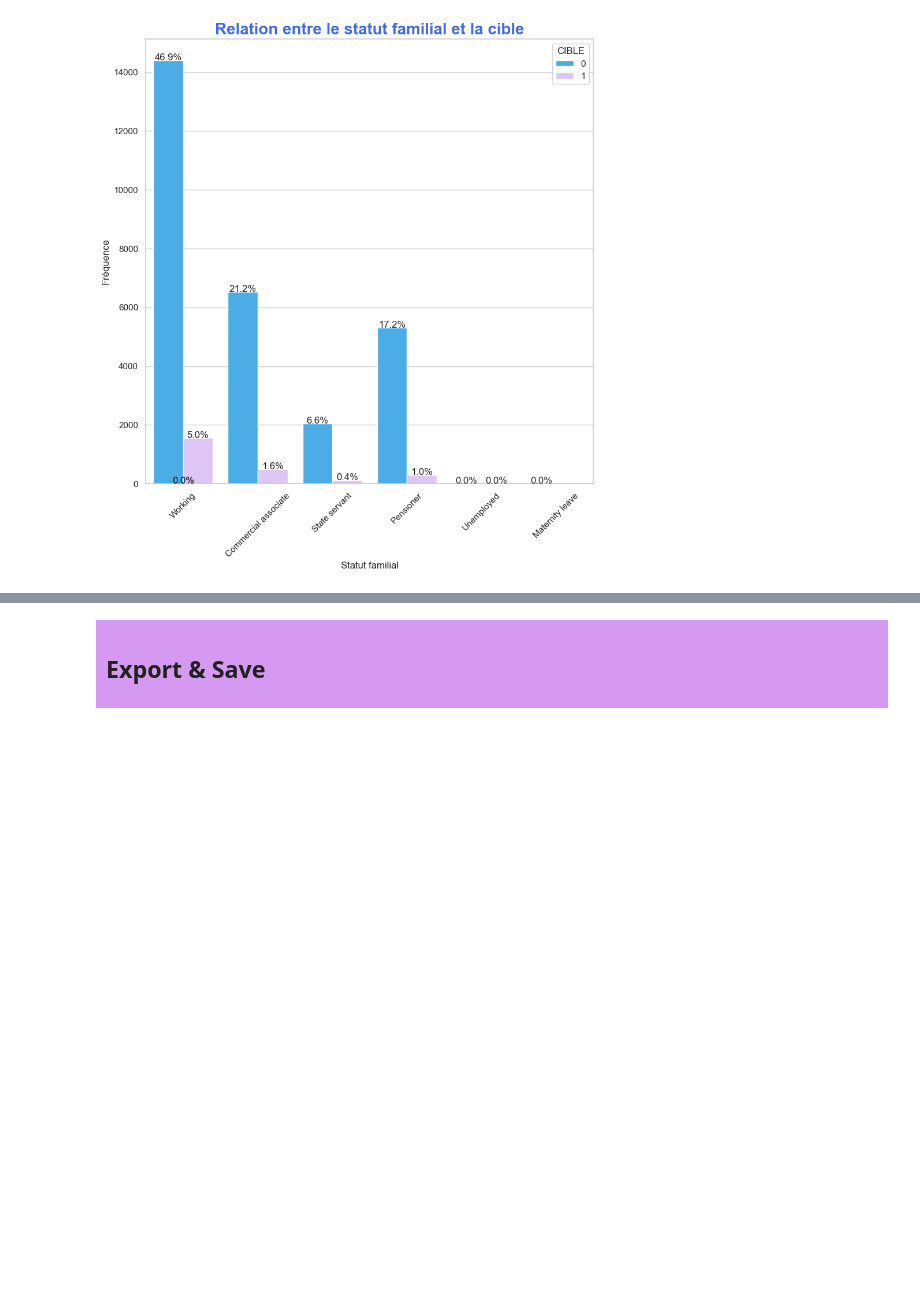
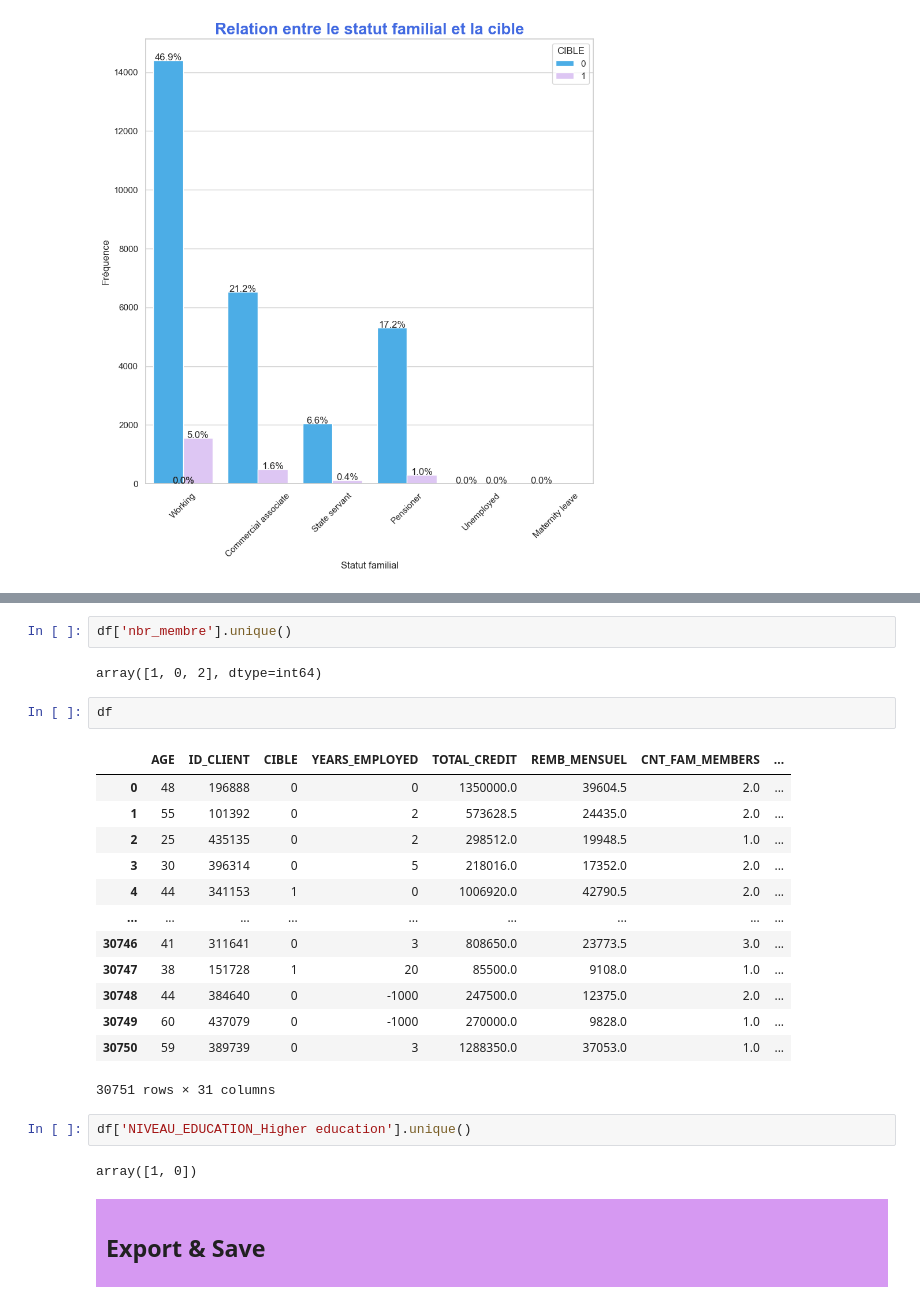
Before and after one commit to Rukiakuchiki92/p7-ml, a Jupyter notebook: 020_P07_Analyse exploratoire.ipynb, the cells around one changed output, grey strips where cells are left out. Cells and saved outputs as stored; diff of their text form; blank space fills up the shorter version.

```diff
--- a/020_P07_Analyse exploratoire.ipynb
+++ b/020_P07_Analyse exploratoire.ipynb
@@ -576,3 +801,27 @@ df.columns.tolist()
+# %%
+df['nbr_membre'].unique()
+# %% [output]
+array([1, 0, 2], dtype=int64)
+# %%
+df
+# %% [output]
+|  | AGE | ID_CLIENT | CIBLE | YEARS_EMPLOYED | TOTAL_CREDIT | REMB_MENSUEL | CNT_FAM_MEMBERS | ... |
+| 0 | 48 | 196888 | 0 | 0 | 1350000.0 | 39604.5 | 2.0 | ... |
+| 1 | 55 | 101392 | 0 | 2 | 573628.5 | 24435.0 | 2.0 | ... |
+| 2 | 25 | 435135 | 0 | 2 | 298512.0 | 19948.5 | 1.0 | ... |
+| 3 | 30 | 396314 | 0 | 5 | 218016.0 | 17352.0 | 2.0 | ... |
+| 4 | 44 | 341153 | 1 | 0 | 1006920.0 | 42790.5 | 2.0 | ... |
+| ... | ... | ... | ... | ... | ... | ... | ... | ... |
+| 30746 | 41 | 311641 | 0 | 3 | 808650.0 | 23773.5 | 3.0 | ... |
+| 30747 | 38 | 151728 | 1 | 20 | 85500.0 | 9108.0 | 1.0 | ... |
+| 30748 | 44 | 384640 | 0 | -1000 | 247500.0 | 12375.0 | 2.0 | ... |
+| 30749 | 60 | 437079 | 0 | -1000 | 270000.0 | 9828.0 | 1.0 | ... |
+| 30750 | 59 | 389739 | 0 | 3 | 1288350.0 | 37053.0 | 1.0 | ... |
+30751 rows × 31 columns
+# %%
+df['NIVEAU_EDUCATION_Higher education'].unique()
+# %% [output]
+array([1, 0])
 # %% [markdown]
 <div style="background-color:#d699f2; padding: 10px">
     <h2>
```
Also changed, not shown: parts of 26 cells of this notebook, 5 other files.
